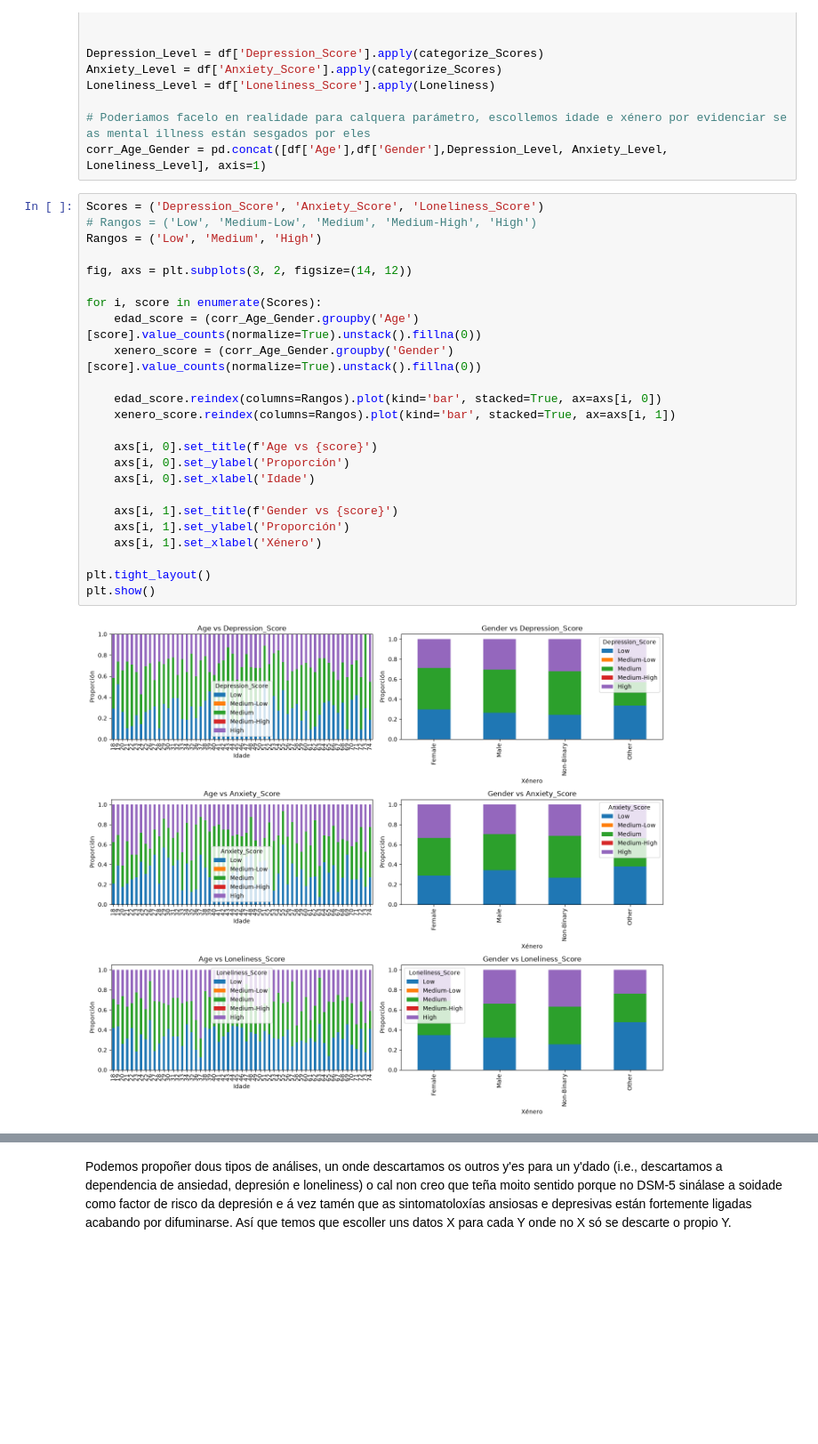
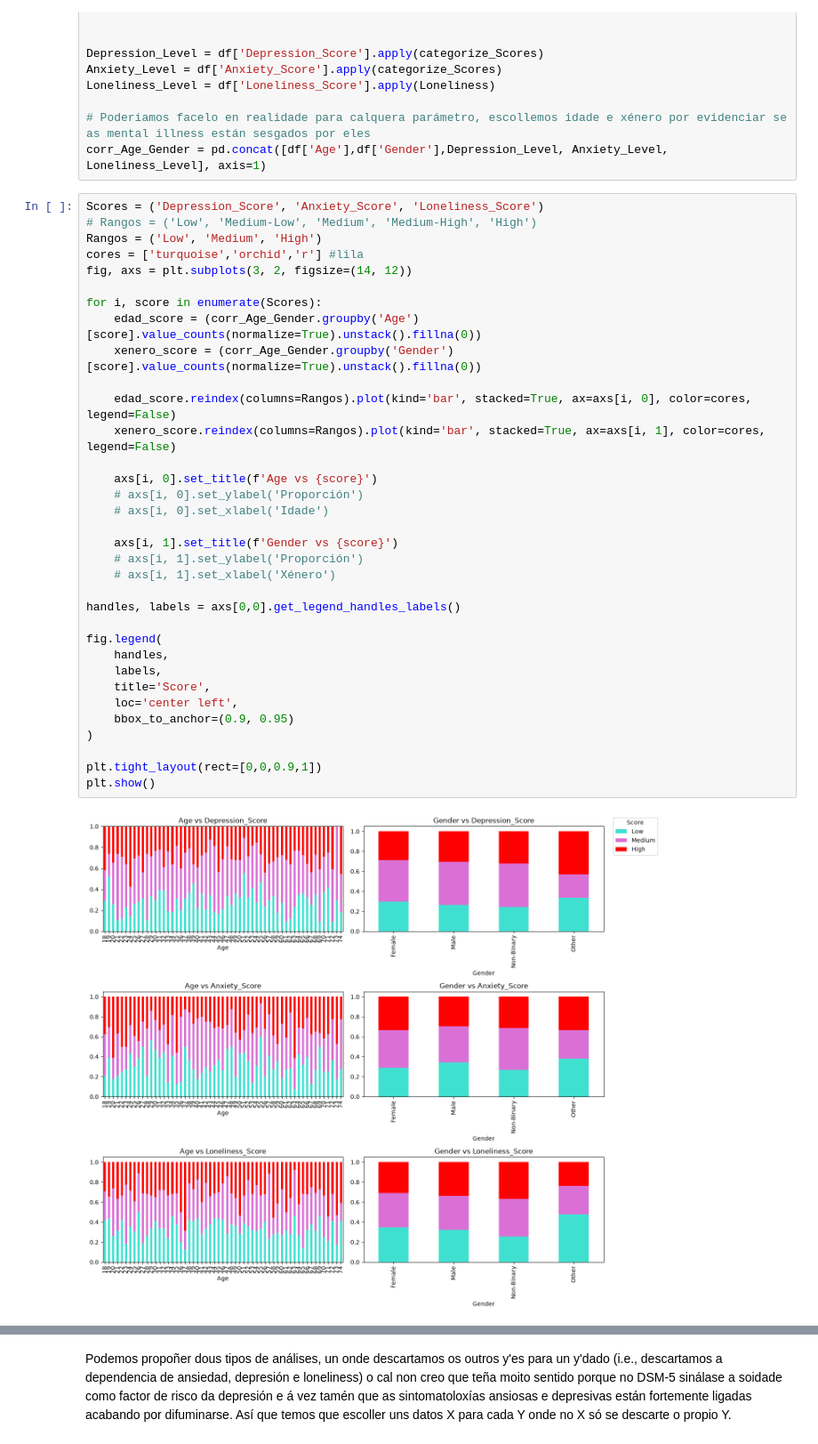
Before and after one commit to sebastian-taboas/Biophysics, a Jupyter notebook: traballo1_redes_neuronais/rede_neuronal.ipynb, the cells around one changed output, grey strips where cells are left out. Shown at 89% size. Cells and saved outputs as stored; diff of their text form; blank space fills up the shorter version.

```diff
--- a/traballo1_redes_neuronais/rede_neuronal.ipynb
+++ b/traballo1_redes_neuronais/rede_neuronal.ipynb
@@ -253,27 +253,37 @@ corr_Age_Gender = pd.concat([df['Age'],df['Gender'],Depression_Level, Anxiety_Le
 # %%
 Scores = ('Depression_Score', 'Anxiety_Score', 'Loneliness_Score')
 # Rangos = ('Low', 'Medium-Low', 'Medium', 'Medium-High', 'High')
 Rangos = ('Low', 'Medium', 'High')
-
+cores = ['turquoise','orchid','r'] #lila
 fig, axs = plt.subplots(3, 2, figsize=(14, 12))
 
 for i, score in enumerate(Scores):
     edad_score = (corr_Age_Gender.groupby('Age')[score].value_counts(normalize=True).unstack().fillna(0))
     xenero_score = (corr_Age_Gender.groupby('Gender')[score].value_counts(normalize=True).unstack().fillna(0))
 
-    edad_score.reindex(columns=Rangos).plot(kind='bar', stacked=True, ax=axs[i, 0])
-    xenero_score.reindex(columns=Rangos).plot(kind='bar', stacked=True, ax=axs[i, 1])
+    edad_score.reindex(columns=Rangos).plot(kind='bar', stacked=True, ax=axs[i, 0], color=cores, legend=False)
+    xenero_score.reindex(columns=Rangos).plot(kind='bar', stacked=True, ax=axs[i, 1], color=cores, legend=False)
 
     axs[i, 0].set_title(f'Age vs {score}')
-    axs[i, 0].set_ylabel('Proporción')
-    axs[i, 0].set_xlabel('Idade')
+    # axs[i, 0].set_ylabel('Proporción')
+    # axs[i, 0].set_xlabel('Idade')
 
     axs[i, 1].set_title(f'Gender vs {score}')
-    axs[i, 1].set_ylabel('Proporción')
-    axs[i, 1].set_xlabel('Xénero')
+    # axs[i, 1].set_ylabel('Proporción')
+    # axs[i, 1].set_xlabel('Xénero')
 
-plt.tight_layout()
+handles, labels = axs[0,0].get_legend_handles_labels()
+
+fig.legend(
+    handles,
+    labels,
+    title='Score',
+    loc='center left',
+    bbox_to_anchor=(0.9, 0.95)
+)
+
+plt.tight_layout(rect=[0,0,0.9,1])
 plt.show()
 # %% [output]
-[figure, old version]
+[figure, new version]
 # %% [markdown]
```
Also changed, not shown: parts of 10 cells of this notebook.
